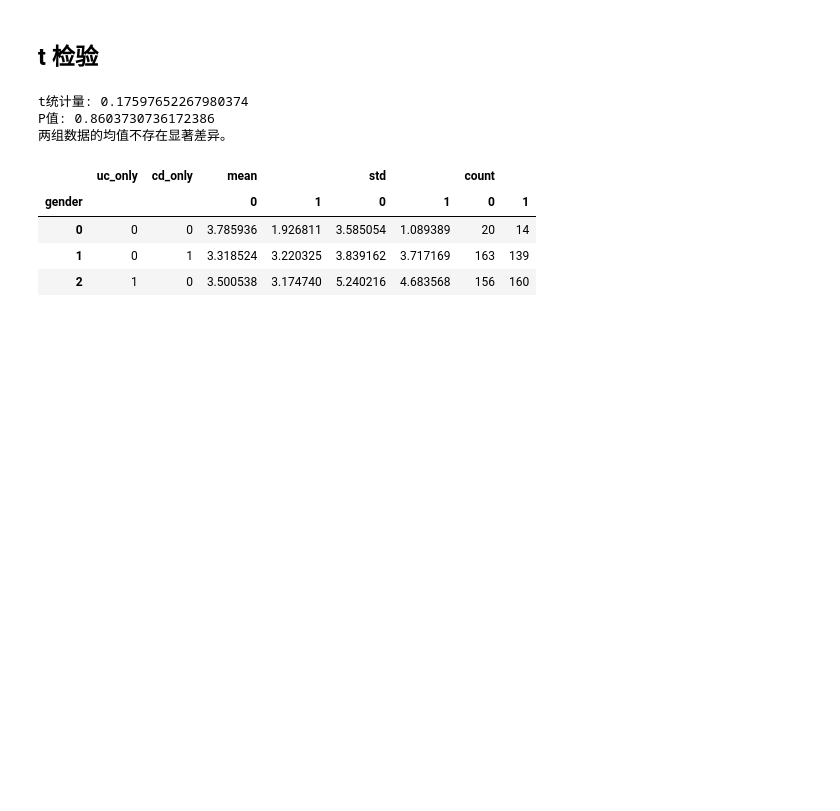
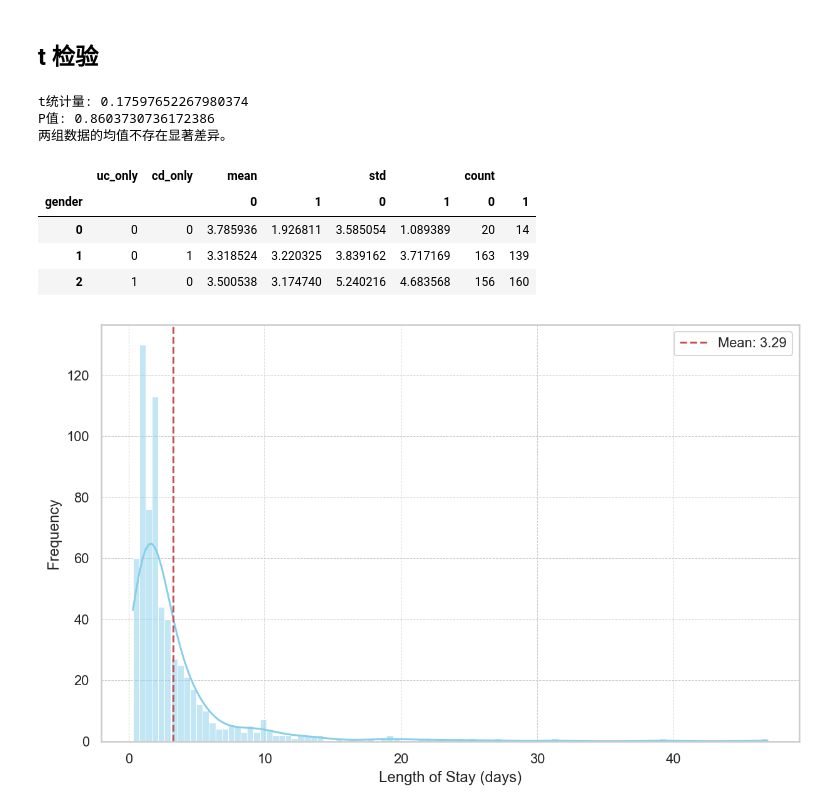
Before and after one commit to sitdownkevin/IBD-EDA, a Jupyter notebook: aes/aes_2024_statistics.ipynb, the cells around one changed output. Drawn from its saved outputs; the diff is of its cells as text; code cells hidden in the pictures; blank space fills up the shorter version.

```diff
--- a/aes/aes_2024_statistics.ipynb
+++ b/aes/aes_2024_statistics.ipynb
@@ -109,3 +109,27 @@ pd.pivot_table(
 | 0 | 0 | 0 | 3.785936 | 1.926811 | 3.585054 | 1.089389 | 20 | 14 |
 | 1 | 0 | 1 | 3.318524 | 3.220325 | 3.839162 | 3.717169 | 163 | 139 |
 | 2 | 1 | 0 | 3.500538 | 3.174740 | 5.240216 | 4.683568 | 156 | 160 |
+# %%
+data = pd.read_csv('./data_processed/data.csv', index_col=0)
+
+sns.set_theme(style="whitegrid")
+
+plt.figure(figsize=(10, 6), dpi=144)
+
+sns.histplot(data.loc[:, 'los'], bins=100, color="navy", kde=True)
+
+# 在直方图上添加均值线
+mean_val = data['los'].mean()
+plt.axvline(mean_val, color='r', linestyle='--', label=f'Mean: {mean_val:.2f}')
+
+# 添加网格线以提高可读性
+plt.grid(True, which="both", ls="--", linewidth=0.5)
+
+plt.xlabel('Length of Stay (days)', fontsize=12)
+plt.ylabel('Frequency', fontsize=12)
+
+plt.legend()
+# 显示图表
+plt.show()
+# %% [output]
+[figure, added]
```
Also changed, not shown: parts of 5 cells of this notebook, 3 other files.
